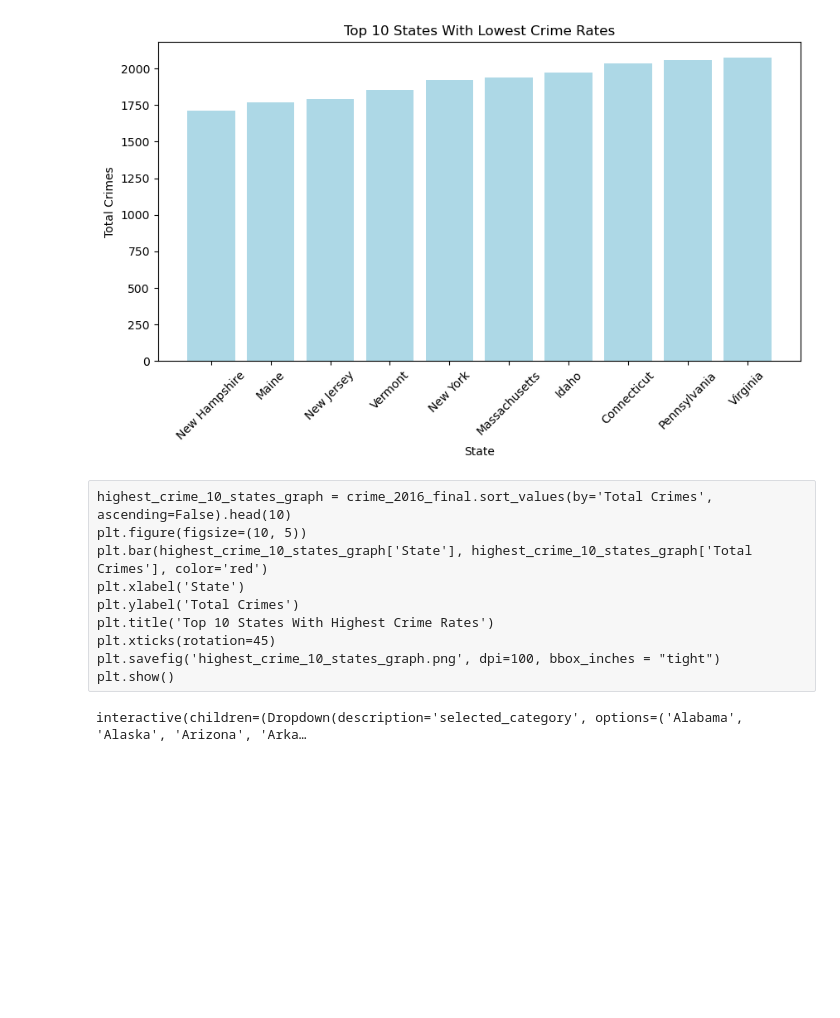
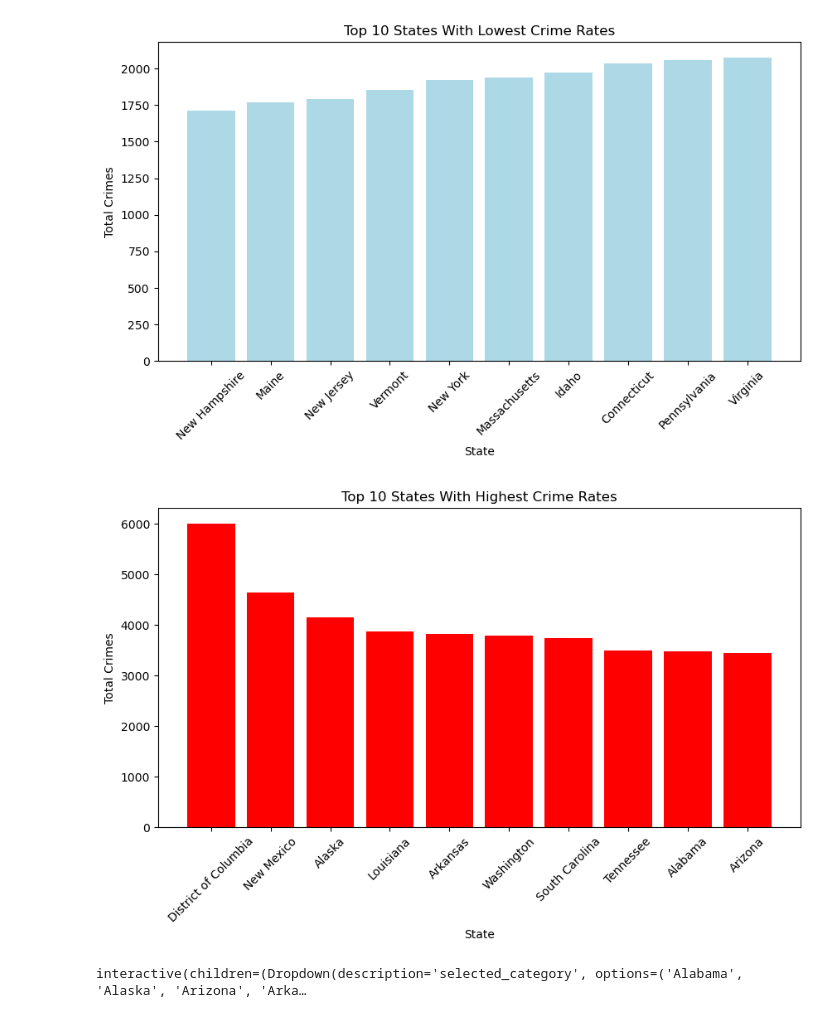
Before and after one commit to swiresjr/Project-3-Team-7-Retirement, a Jupyter notebook: Crime.ipynb, the cells around one changed output. Cells and saved outputs as stored; diff of their text form; code cells hidden in the pictures; blank space fills up the shorter version.

Commit message:
Final crime.ipynp

```diff
--- a/Crime.ipynb
+++ b/Crime.ipynb
@@ -7,7 +7,7 @@ import plotly.graph_objects as go
 from ipywidgets import interact
 from pathlib import Path
 # %%
-crime_per_state_path = "Crime_data_per_state.csv"
+crime_per_state_path = "Resources/Crime_data_per_state.csv"
 # %%
 crime_stats = pd.read_csv(crime_per_state_path)
 crime_stats
@@ -184,16 +184,18 @@ plt.savefig('lowest_crime_10_states_graph.png', dpi=100, bbox_inches = "tight")
 plt.show()
 # %% [output]
 [figure]
-# %% [raw]
-highest_crime_10_states_graph = crime_2016_final.sort_values(by='Total Crimes', ascending=False).head(10)
-plt.figure(figsize=(10, 5))
-plt.bar(highest_crime_10_states_graph['State'], highest_crime_10_states_graph['Total Crimes'], color='red')
-plt.xlabel('State')
-plt.ylabel('Total Crimes')
-plt.title('Top 10 States With Highest Crime Rates')
-plt.xticks(rotation=45)
-plt.savefig('highest_crime_10_states_graph.png', dpi=100, bbox_inches = "tight")
-plt.show()
+# %%
+highest_crime_10_states_graph = crime_2016_final.sort_values(by='Total Crimes', ascending=False).head(10)
+plt.figure(figsize=(10, 5))
+plt.bar(highest_crime_10_states_graph['State'], highest_crime_10_states_graph['Total Crimes'], color='red')
+plt.xlabel('State')
+plt.ylabel('Total Crimes')
+plt.title('Top 10 States With Highest Crime Rates')
+plt.xticks(rotation=45)
+plt.savefig('highest_crime_10_states_graph.png', dpi=100, bbox_inches = "tight")
+plt.show()
+# %% [output]
+[figure, added]
 # %%
 def update_pie_chart(selected_category):
     pie_chart_df = crime_stats_2016_cleaned[crime_stats_2016_cleaned['State'] == selected_category]
```
Also changed, not shown: parts of 2 cells of this notebook, 1 other file.
